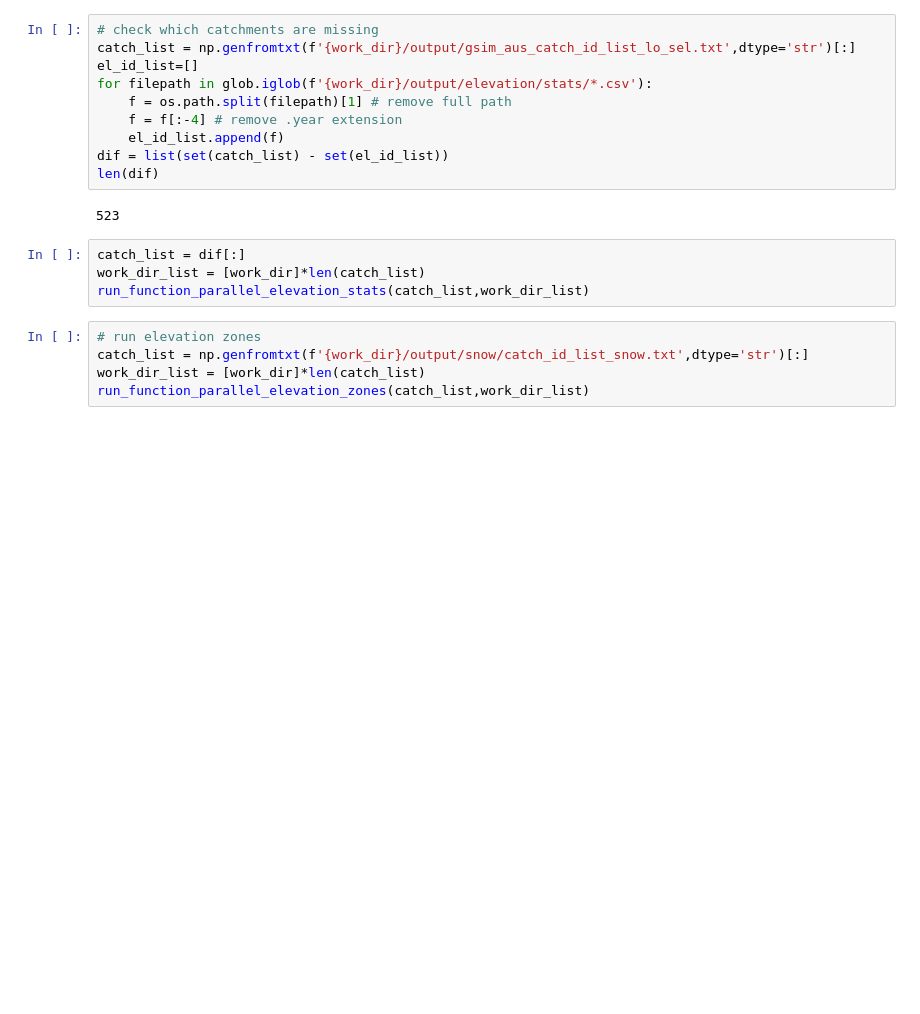
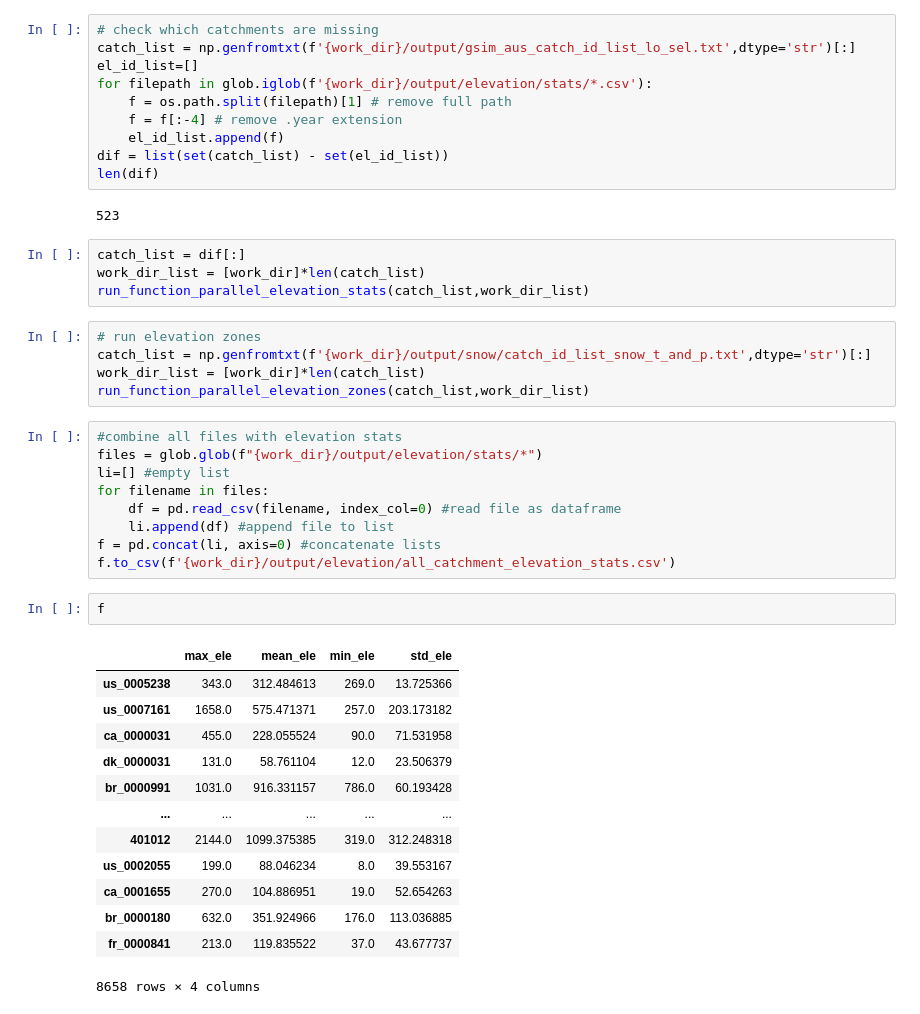
Before and after one commit to fvanoorschot/global_sr_module, a Jupyter notebook: run_script_earthengine.ipynb, the cells around one changed output. Drawn from its saved outputs; the diff is of its cells as text; blank space fills up the shorter version.

```diff
--- a/run_script_earthengine.ipynb
+++ b/run_script_earthengine.ipynb
@@ -127,6 +127,31 @@ work_dir_list = [work_dir]*len(catch_list)
 run_function_parallel_elevation_stats(catch_list,work_dir_list)
 # %%
 # run elevation zones
-catch_list = np.genfromtxt(f'{work_dir}/output/snow/catch_id_list_snow.txt',dtype='str')[:]
+catch_list = np.genfromtxt(f'{work_dir}/output/snow/catch_id_list_snow_t_and_p.txt',dtype='str')[:]
 work_dir_list = [work_dir]*len(catch_list)
 run_function_parallel_elevation_zones(catch_list,work_dir_list)
+# %%
+#combine all files with elevation stats
+files = glob.glob(f"{work_dir}/output/elevation/stats/*")
+li=[] #empty list
+for filename in files:
+    df = pd.read_csv(filename, index_col=0) #read file as dataframe
+    li.append(df) #append file to list
+f = pd.concat(li, axis=0) #concatenate lists
+f.to_csv(f'{work_dir}/output/elevation/all_catchment_elevation_stats.csv')
+# %%
+f
+# %% [output]
+|  | max_ele | mean_ele | min_ele | std_ele |
+| us_0005238 | 343.0 | 312.484613 | 269.0 | 13.725366 |
+| us_0007161 | 1658.0 | 575.471371 | 257.0 | 203.173182 |
+| ca_0000031 | 455.0 | 228.055524 | 90.0 | 71.531958 |
+| dk_0000031 | 131.0 | 58.761104 | 12.0 | 23.506379 |
+| br_0000991 | 1031.0 | 916.331157 | 786.0 | 60.193428 |
+| ... | ... | ... | ... | ... |
+| 401012 | 2144.0 | 1099.375385 | 319.0 | 312.248318 |
+| us_0002055 | 199.0 | 88.046234 | 8.0 | 39.553167 |
+| ca_0001655 | 270.0 | 104.886951 | 19.0 | 52.654263 |
+| br_0000180 | 632.0 | 351.924966 | 176.0 | 113.036885 |
+| fr_0000841 | 213.0 | 119.835522 | 37.0 | 43.677737 |
+8658 rows × 4 columns
```
Also changed, not shown: parts of 11 cells of this notebook, 18 other files.
